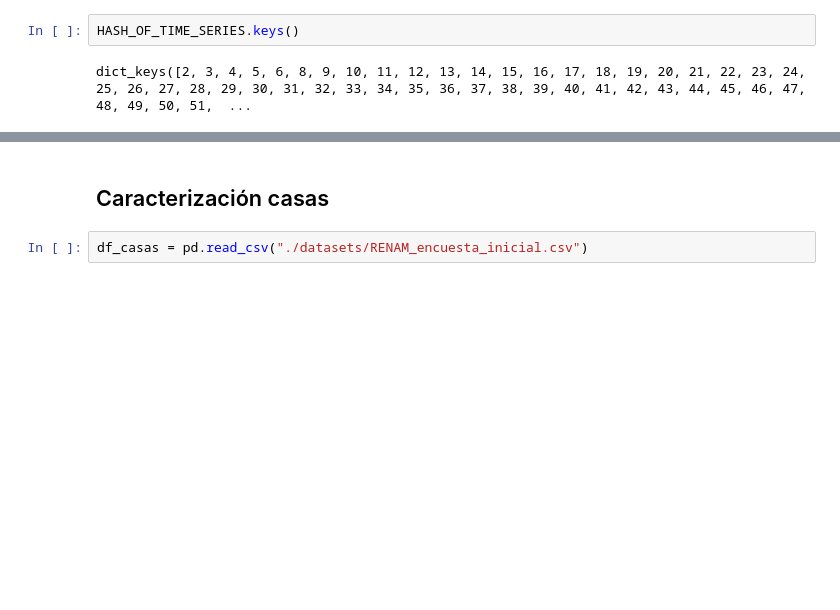
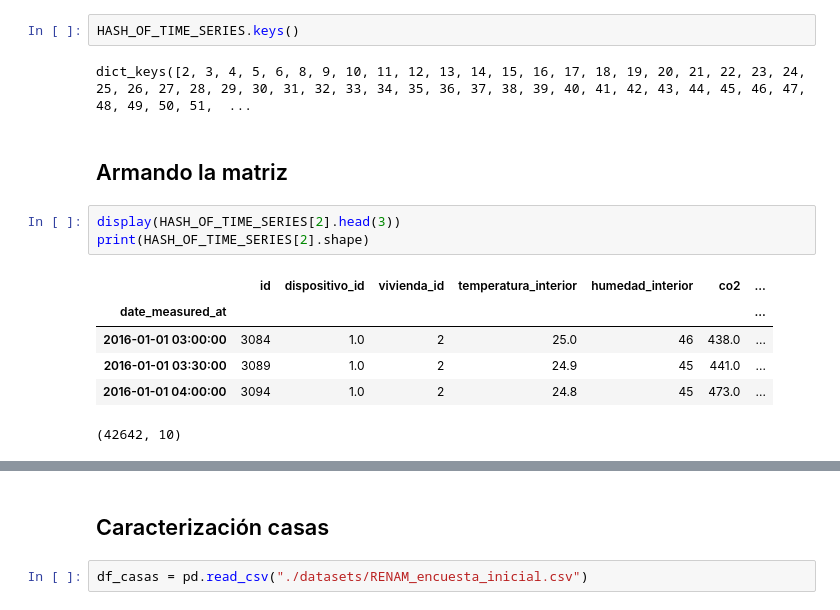
Before and after one commit to fco96/memoria, a Jupyter notebook: Memoria Francisco Olivares.ipynb, the cells around one changed output, grey strips where cells are left out. Drawn from its saved outputs; the diff is of its cells as text; blank space fills up the shorter version.

```diff
--- a/Memoria Francisco Olivares.ipynb
+++ b/Memoria Francisco Olivares.ipynb
@@ -332,3 +332,15 @@ for x, y in lakes:
 HASH_OF_TIME_SERIES.keys()
 # %% [output]
 dict_keys([2, 3, 4, 5, 6, 8, 9, 10, 11, 12, 13, 14, 15, 16, 17, 18, 19, 20, 21, 22, 23, 24, 25, 26, 27, 28, 29, 30, 31, 32, 33, 34, 35, 36, 37, 38, 39, 40, 41, 42, 43, 44, 45, 46, 47, 48, 49, 50, 51,  ...
+# %% [markdown]
+## Armando la matriz
+# %%
+display(HASH_OF_TIME_SERIES[2].head(3))
+print(HASH_OF_TIME_SERIES[2].shape)
+# %% [output]
+|  | id | dispositivo_id | vivienda_id | temperatura_interior | humedad_interior | co2 | ... |
+| date_measured_at |  |  |  |  |  |  | ... |
+| 2016-01-01 03:00:00 | 3084 | 1.0 | 2 | 25.0 | 46 | 438.0 | ... |
+| 2016-01-01 03:30:00 | 3089 | 1.0 | 2 | 24.9 | 45 | 441.0 | ... |
+| 2016-01-01 04:00:00 | 3094 | 1.0 | 2 | 24.8 | 45 | 473.0 | ... |
+(42642, 10)
```
Also changed, not shown: parts of 5 cells of this notebook.
